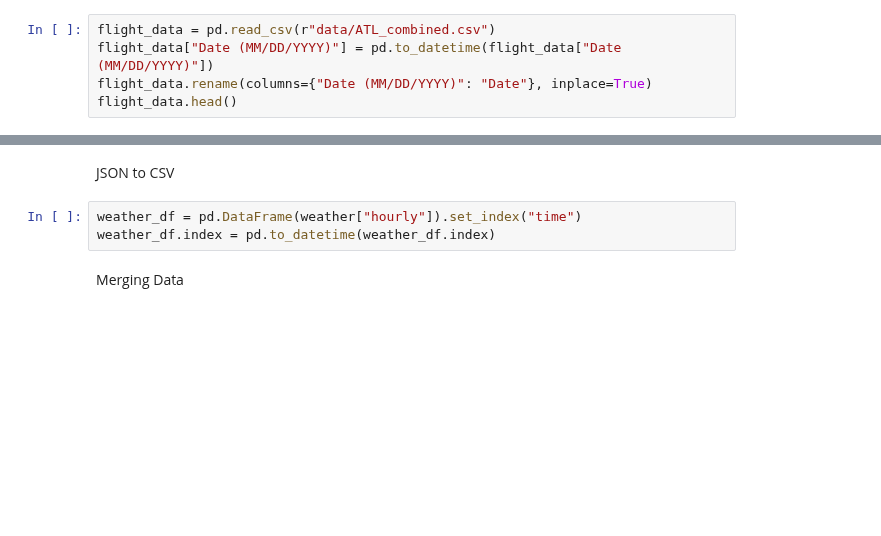
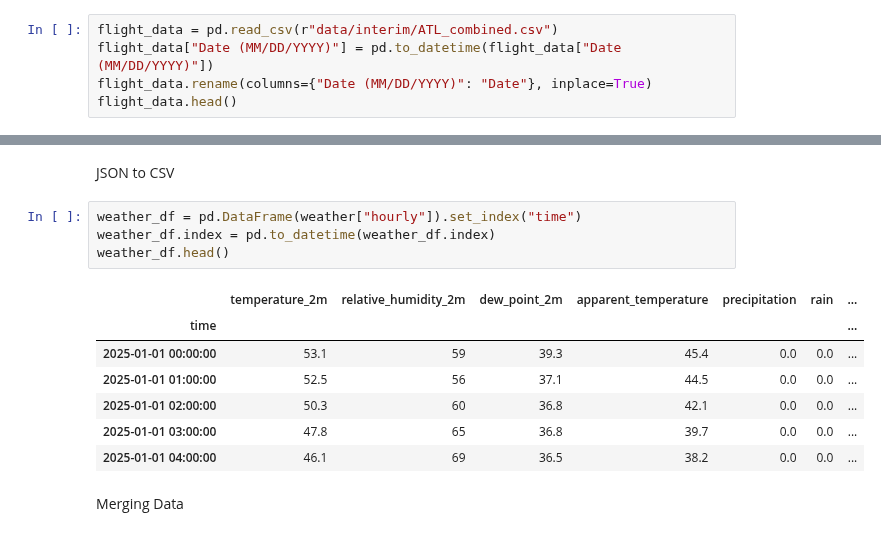
Before and after one commit to stabweee/FlightDelay, a Jupyter notebook: exploration.ipynb, the cells around one changed output, grey strips where cells are left out. Drawn from its saved outputs; the diff is of its cells as text; blank space fills up the shorter version.

```diff
--- a/exploration.ipynb
+++ b/exploration.ipynb
@@ -14,5 +14,5 @@ flight_data_combined.to_csv("./data/ATL_combined.csv", index=False)
 # %%
-flight_data = pd.read_csv(r"data/ATL_combined.csv")
+flight_data = pd.read_csv(r"data/interim/ATL_combined.csv")
 flight_data["Date (MM/DD/YYYY)"] = pd.to_datetime(flight_data["Date (MM/DD/YYYY)"])
 flight_data.rename(columns={"Date (MM/DD/YYYY)": "Date"}, inplace=True)
 flight_data.head()
@@ -65,6 +65,15 @@ JSON to CSV
 # %%
 weather_df = pd.DataFrame(weather["hourly"]).set_index("time")
 weather_df.index = pd.to_datetime(weather_df.index)
+weather_df.head()
+# %% [output]
+|  | temperature_2m | relative_humidity_2m | dew_point_2m | apparent_temperature | precipitation | rain | ... |
+| time |  |  |  |  |  |  | ... |
+| 2025-01-01 00:00:00 | 53.1 | 59 | 39.3 | 45.4 | 0.0 | 0.0 | ... |
+| 2025-01-01 01:00:00 | 52.5 | 56 | 37.1 | 44.5 | 0.0 | 0.0 | ... |
+| 2025-01-01 02:00:00 | 50.3 | 60 | 36.8 | 42.1 | 0.0 | 0.0 | ... |
+| 2025-01-01 03:00:00 | 47.8 | 65 | 36.8 | 39.7 | 0.0 | 0.0 | ... |
+| 2025-01-01 04:00:00 | 46.1 | 69 | 36.5 | 38.2 | 0.0 | 0.0 | ... |
 # %% [markdown]
 Merging Data
 # %%
```
Also changed, not shown: parts of 1 cell of this notebook, 5 other files.
